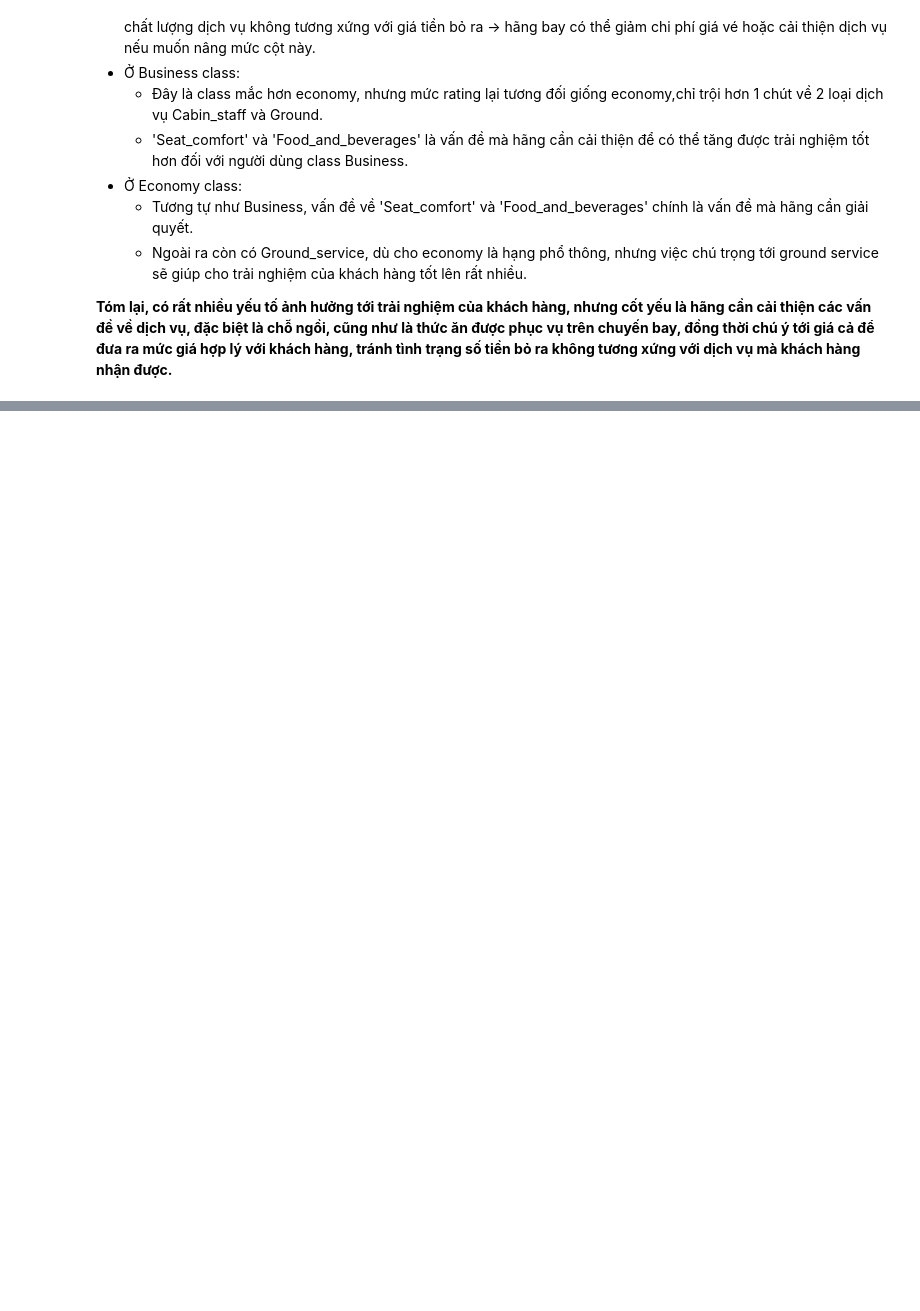
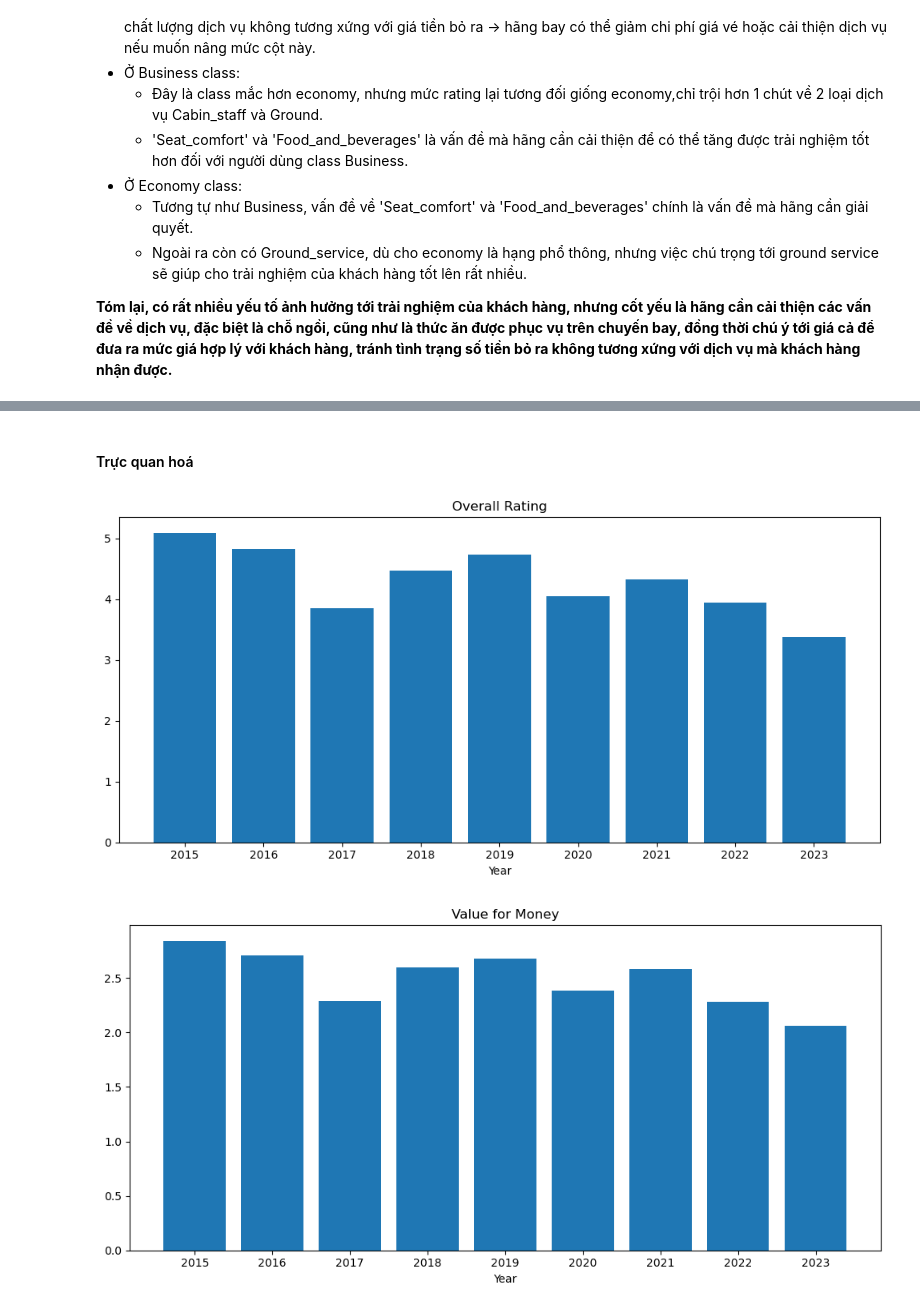
Before and after one commit to NgHuyen137/Intro2DS_Project, a Jupyter notebook: notebooks/3.0-eda.ipynb, the cells around one changed output, grey strips where cells are left out. Drawn from its saved outputs; the diff is of its cells as text; code cells hidden in the pictures; blank space fills up the shorter version.

```diff
--- a/notebooks/3.0-eda.ipynb
+++ b/notebooks/3.0-eda.ipynb
@@ -232,0 +241,7 @@ plt.show()
+# %%
+cleaned_df['Date_flown'] = pd.to_datetime(cleaned_df['Date_flown'])
+
+count_per_year_df = cleaned_df.copy()
+count_per_year_df['year'] = count_per_year_df['Date_flown'].dt.year
+count_per_year = count_per_year_df.groupby('year').size().reset_index(name='count')
+count_per_year
@@ -232,0 +264,10 @@ plt.show()
+# %%
+year_df = cleaned_df.copy()
+year_df['Year'] = year_df['Date_flown'].dt.year
+result1 = year_df.groupby('Year')['Overall_rating'].mean().reset_index()
+value_for_money_df = cleaned_df.copy()
+value_for_money_df['Year'] = value_for_money_df['Date_flown'].dt.year
+result2 = value_for_money_df.groupby('Year')['Value_for_money'].mean().reset_index()
+merged_df = pd.merge(result1, result2, on='Year', how='outer')
+merged_df = merged_df.drop(0)#Loại bỏ năm 2014 do dữ kiện quả ít
+merged_df
@@ -232,0 +285,22 @@ plt.show()
+# %% [markdown]
+#### Trực quan hoá
+# %%
+plt.figure(figsize=(10, 5))
+plt.bar(merged_df['Year'], merged_df['Overall_rating'])
+plt.xlabel('Year')
+plt.title('Overall Rating')
+plt.xticks(merged_df['Year'])
+plt.tight_layout()
+plt.show()
+
+# Vẽ đồ thị 2 (Value_for_money)
+plt.figure(figsize=(10, 5))
+plt.bar(merged_df['Year'], merged_df['Value_for_money'])
+plt.xlabel('Year')
+plt.title('Value for Money')
+plt.xticks(merged_df['Year'])
+plt.tight_layout()
+plt.show()
+# %% [output]
+[figure, added]
+[figure, added]
```
Also changed, not shown: parts of 9 cells of this notebook.
